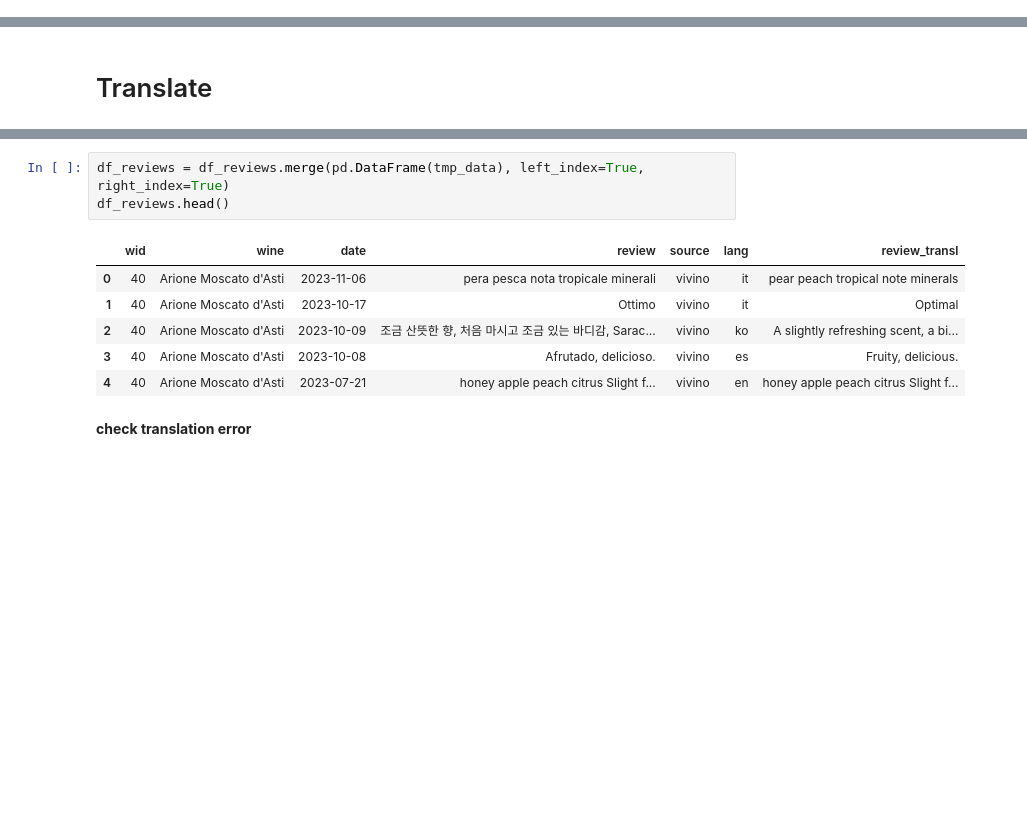
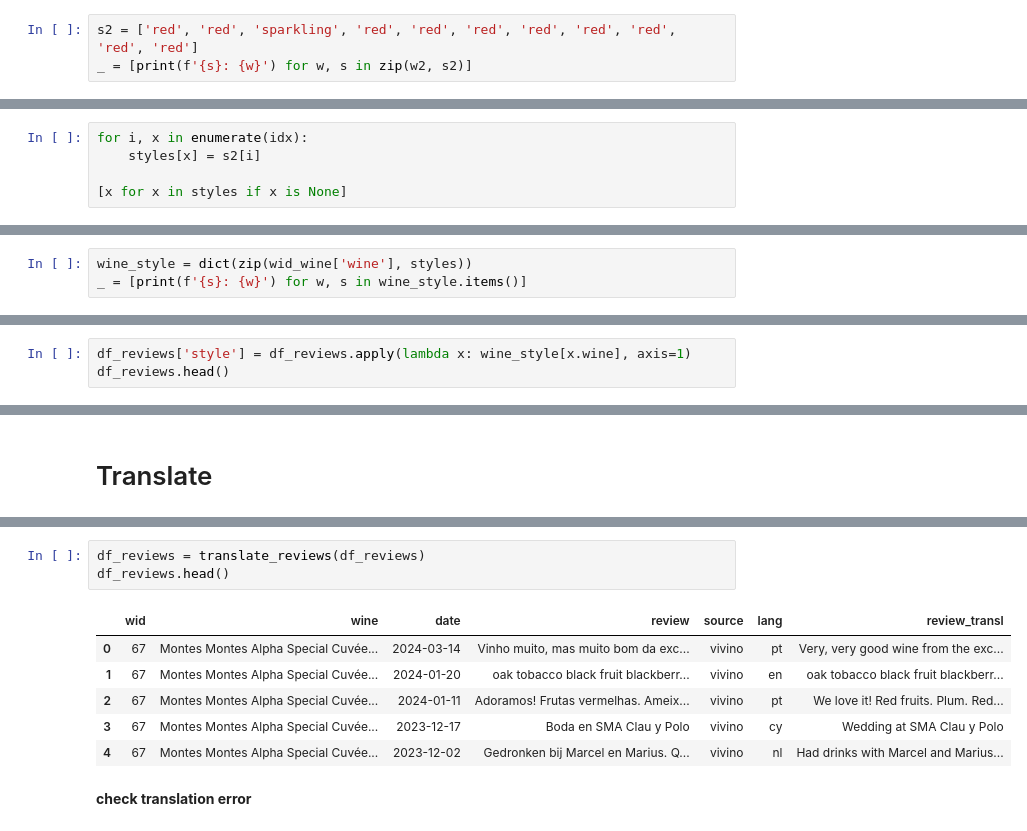
Before and after one commit to lbk209/topic_modeling, a Jupyter notebook: vivino_community_reviews.ipynb, the cells around one changed output, grey strips where cells are left out. Drawn from its saved outputs; the diff is of its cells as text; blank space fills up the shorter version.

```diff
--- a/vivino_community_reviews.ipynb
+++ b/vivino_community_reviews.ipynb
@@ -385,0 +610,3 @@ df_reviews.head()
+# %%
+s2 = ['red', 'red', 'sparkling', 'red', 'red', 'red', 'red', 'red', 'red', 'red', 'red']
+_ = [print(f'{s}: {w}') for w, s in zip(w2, s2)]
@@ -385,0 +625,5 @@ df_reviews.head()
+# %%
+for i, x in enumerate(idx):
+    styles[x] = s2[i]
+
+[x for x in styles if x is None]
@@ -385,0 +632,3 @@ df_reviews.head()
+# %%
+wine_style = dict(zip(wid_wine['wine'], styles))
+_ = [print(f'{s}: {w}') for w, s in wine_style.items()]
@@ -385,0 +653,3 @@ df_reviews.head()
+# %%
+df_reviews['style'] = df_reviews.apply(lambda x: wine_style[x.wine], axis=1)
+df_reviews.head()
@@ -418,13 +687,13 @@ for rec in tqdm(df_reviews.to_dict('records')):
 # %%
-df_reviews = df_reviews.merge(pd.DataFrame(tmp_data), left_index=True, right_index=True)
+df_reviews = translate_reviews(df_reviews)
 df_reviews.head()
 # %% [output]
 |  | wid | wine | date | review | source | lang | review_transl |
-| 0 | 40 | Arione Moscato d'Asti | 2023-11-06 | pera pesca nota tropicale minerali | vivino | it | pear peach tropical note minerals |
-| 1 | 40 | Arione Moscato d'Asti | 2023-10-17 | Ottimo | vivino | it | Optimal |
-| 2 | 40 | Arione Moscato d'Asti | 2023-10-09 | 조금 산뜻한 향, 처음 마시고 조금 있는 바디감, Sarac... | vivino | ko | A slightly refreshing scent, a bi... |
-| 3 | 40 | Arione Moscato d'Asti | 2023-10-08 | Afrutado, delicioso. | vivino | es | Fruity, delicious. |
-| 4 | 40 | Arione Moscato d'Asti | 2023-07-21 | honey apple peach citrus Slight f... | vivino | en | honey apple peach citrus Slight f... |
+| 0 | 67 | Montes Montes Alpha Special Cuvée... | 2024-03-14 | Vinho muito, mas muito bom da exc... | vivino | pt | Very, very good wine from the exc... |
+| 1 | 67 | Montes Montes Alpha Special Cuvée... | 2024-01-20 | oak tobacco black fruit blackberr... | vivino | en | oak tobacco black fruit blackberr... |
+| 2 | 67 | Montes Montes Alpha Special Cuvée... | 2024-01-11 | Adoramos! Frutas vermelhas. Ameix... | vivino | pt | We love it! Red fruits. Plum. Red... |
+| 3 | 67 | Montes Montes Alpha Special Cuvée... | 2023-12-17 | Boda en SMA Clau y Polo | vivino | cy | Wedding at SMA Clau y Polo |
+| 4 | 67 | Montes Montes Alpha Special Cuvée... | 2023-12-02 | Gedronken bij Marcel en Marius. Q... | vivino | nl | Had drinks with Marcel and Marius... |
 # %% [markdown]
 **check translation error**
 # %%
```
Also changed, not shown: parts of 88 cells of this notebook, 2 other files.
